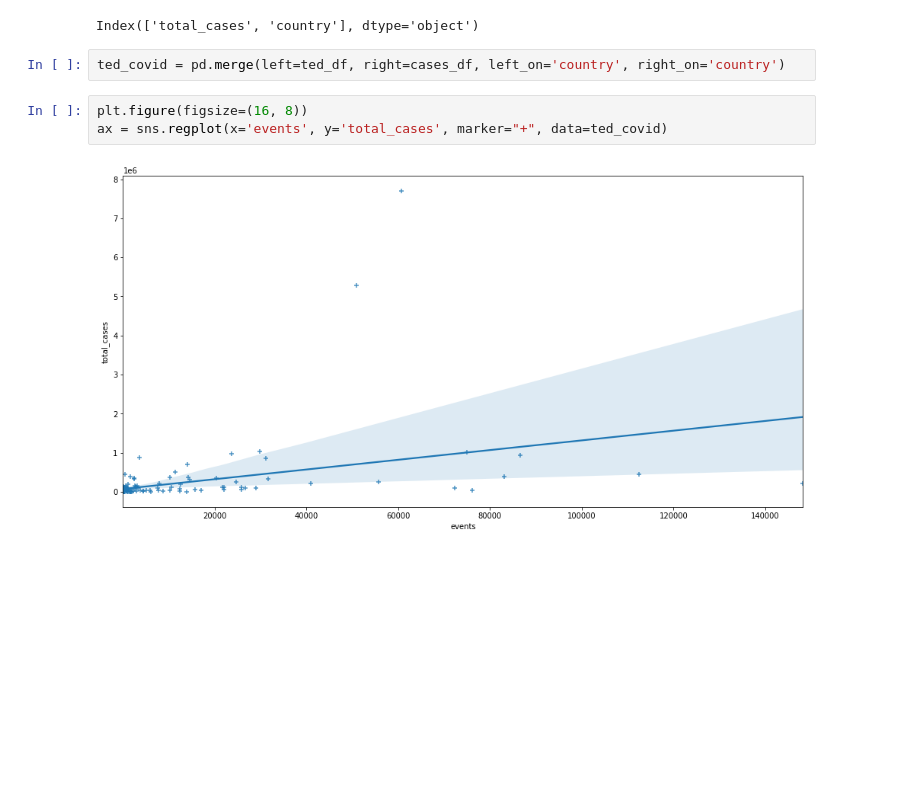
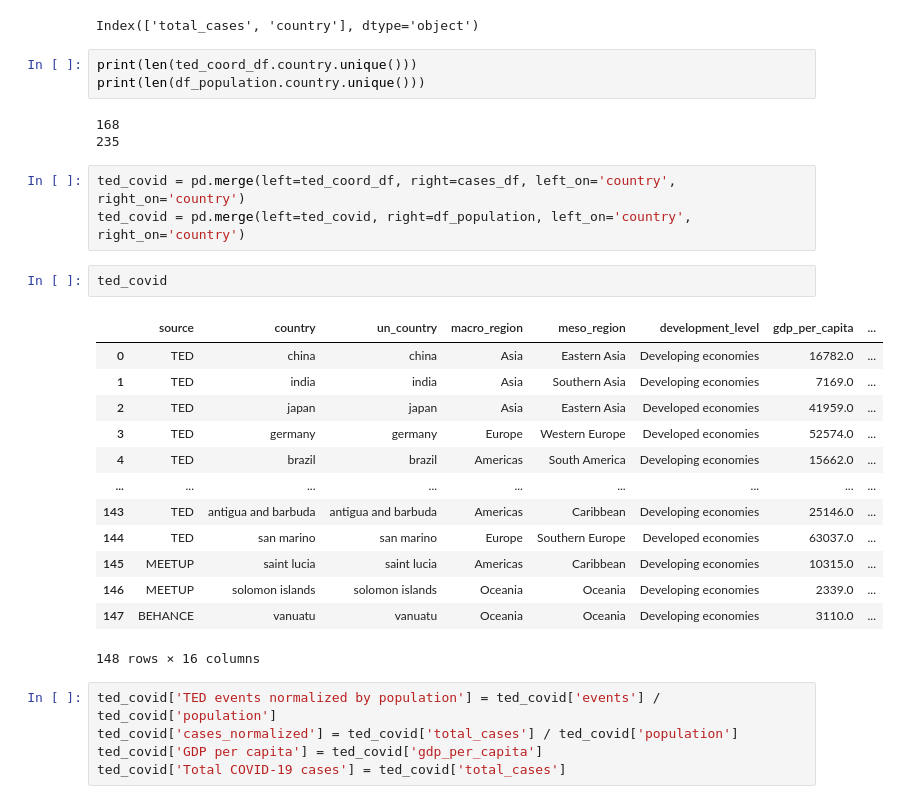
Before and after one commit to vfrantc/data_viz, a Jupyter notebook: Assingment_2_Frants_Vladimir.ipynb, the cells around one changed output. Saved outputs shown, nothing was run; the diff lists cells and outputs as text; blank space fills up the shorter version.

```diff
--- a/Assingment_2_Frants_Vladimir.ipynb
+++ b/Assingment_2_Frants_Vladimir.ipynb
@@ -215,10 +200,33 @@ del cases_df[' Country']
 cases_df.columns
 # %% [output]
 Index(['total_cases', 'country'], dtype='object')
+# %%
+print(len(ted_coord_df.country.unique()))
+print(len(df_population.country.unique()))
+# %% [output]
+168
+235
 # %%
-ted_covid = pd.merge(left=ted_df, right=cases_df, left_on='country', right_on='country')
+ted_covid = pd.merge(left=ted_coord_df, right=cases_df, left_on='country', right_on='country')
+ted_covid = pd.merge(left=ted_covid, right=df_population, left_on='country', right_on='country')
-# %%
-plt.figure(figsize=(16, 8))
-ax = sns.regplot(x='events', y='total_cases', marker="+", data=ted_covid)
-# %% [output]
-[figure, removed]
+# %%
+ted_covid
+# %% [output]
+|  | source | country | un_country | macro_region | meso_region | development_level | gdp_per_capita | ... |
+| 0 | TED | china | china | Asia | Eastern Asia | Developing economies | 16782.0 | ... |
+| 1 | TED | india | india | Asia | Southern Asia | Developing economies | 7169.0 | ... |
+| 2 | TED | japan | japan | Asia | Eastern Asia | Developed economies | 41959.0 | ... |
+| 3 | TED | germany | germany | Europe | Western Europe | Developed economies | 52574.0 | ... |
+| 4 | TED | brazil | brazil | Americas | South America | Developing economies | 15662.0 | ... |
+| ... | ... | ... | ... | ... | ... | ... | ... | ... |
+| 143 | TED | antigua and barbuda | antigua and barbuda | Americas | Caribbean | Developing economies | 25146.0 | ... |
+| 144 | TED | san marino | san marino | Europe | Southern Europe | Developed economies | 63037.0 | ... |
+| 145 | MEETUP | saint lucia | saint lucia | Americas | Caribbean | Developing economies | 10315.0 | ... |
+| 146 | MEETUP | solomon islands | solomon islands | Oceania | Oceania | Developing economies | 2339.0 | ... |
+| 147 | BEHANCE | vanuatu | vanuatu | Oceania | Oceania | Developing economies | 3110.0 | ... |
+148 rows × 16 columns
+# %%
+ted_covid['TED events normalized by population'] = ted_covid['events'] / ted_covid['population']
+ted_covid['cases_normalized'] = ted_covid['total_cases'] / ted_covid['population']
+ted_covid['GDP per capita'] = ted_covid['gdp_per_capita']
+ted_covid['Total COVID-19 cases'] = ted_covid['total_cases']
```
Also changed, not shown: parts of 7 cells of this notebook.
